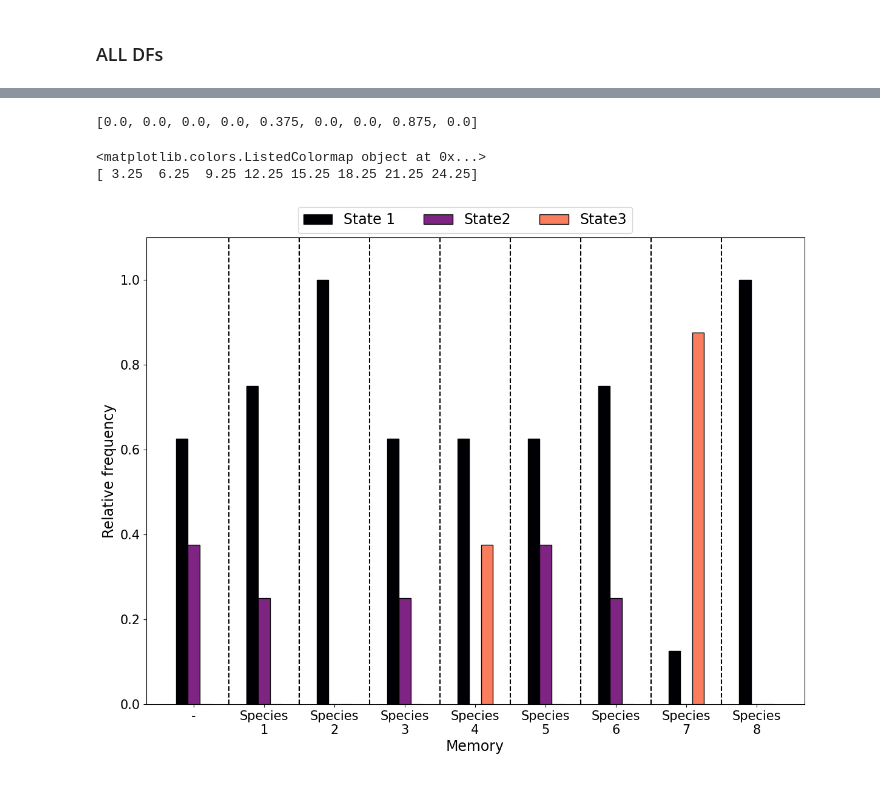
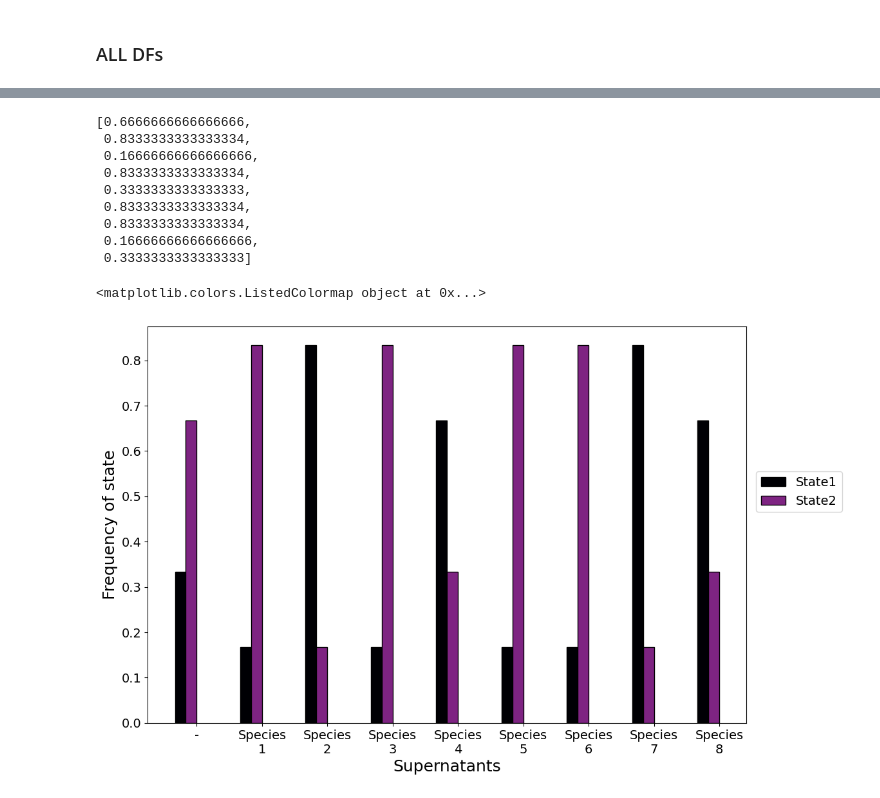
Before and after one commit to RatzkeLab/Environment-mediated-interactions-cause-an-externalized-and-collective-memory-in-microbes-, a Jupyter notebook: Memory model_8 species_Heaviside function.ipynb, the cells around one changed output, grey strips where cells are left out. Saved outputs shown, nothing was run; the diff lists cells and outputs as text; code cells hidden in the pictures.

```diff
--- a/Memory model_8 species_Heaviside function.ipynb
+++ b/Memory model_8 species_Heaviside function.ipynb
@@ -823,0 +733,3 @@ Prob_dfx
+# %%
+Prob_dfx['No Sup'] = Probs[0]
+Prob_dfx
@@ -843,0 +760,4 @@ States = [1,2,3,4]
+# %%
+States = [1,2]
+y = (Prob_dfx['Sup1'].value_counts().reindex(States[::1], fill_value=0))
+y
@@ -872,7 +779,7 @@ prob_sup
 prob_sup1 = []
 for i in range(0,9):
     x = (prob_sup[i])
-    x = [a/8 for a in x]
+    x = [a/6 for a in x]
     print(x)
     prob_sup1.append(x)
 
@@ -900,67 +807,59 @@ prob_sup1
 np.asarray(prob_sup1).shape
 state1 = []
 state2 = []
-state3 = []
-state4 = []
 for x in prob_sup1:
     state1.append(x[0])
     state2.append(x[1])
-    state3.append(x[2])
-    #state4.append(x[3])
-state3
+state2
 # %% [output]
-[0.0, 0.0, 0.0, 0.0, 0.375, 0.0, 0.0, 0.875, 0.0]
+[0.6666666666666666,
+ 0.8333333333333334,
+ 0.16666666666666666,
+ 0.8333333333333334,
+ 0.3333333333333333,
+ 0.8333333333333334,
+ 0.8333333333333334,
+ 0.16666666666666666,
+ 0.3333333333333333]
 # %%
-
+plt.rcParams.update(plt.rcParamsDefault)
 import matplotlib.style
 import matplotlib as mpl
 from matplotlib import cm
-mpl.style.use('default')
-plt.rcParams["figure.figsize"] = (14,10)
+plt.rcParams["figure.figsize"] = (12,8)
 
 magma = cm.get_cmap('magma', 12)
 print(magma)
 
 lablex = ['-', 'Species\n1','Species\n2','Species\n3','Species\n4','Species\n5','Species\n6','Species\n7','Species\n8']
 
-new_rc_params = {'text.usetex': False,
-"svg.fonttype": 'none'
-}
-mpl.rcParams.update(new_rc_params)
-
 r = np.arange(1,27,3)
 width = 0.5
+width1 = 1
 ax = plt.gca()
 ax.grid(False)
 
 plt.bar(r, state1, color = magma(0),
-         width = width, edgecolor = 'black',
-         label='State 1', align = 'edge')
+        width = width, edgecolor = 'black',
+        label='State1')
 plt.bar(r + width, state2, color = magma(4),
-         width = width, edgecolor = 'black',
-         label='State2', align = 'edge')
-plt.bar(r + 2*width, state3, color = magma(8),
-         width = width, edgecolor = 'black',
-         label='State3', align = 'edge')
-# plt.bar(r + 3*width, state4, color = magma(12),
-#          width = width, edgecolor = 'black',
-#          label='State4', align = 'edge')
-
-plt.xticks(ticks =  0.75 + np.arange(1,27,3),labels = lablex, fontsize = 15)
-plt.yticks(fontsize = 15)
-plt.ylim([0,1.1])
-plt.ylabel('Relative frequency', fontsize = 17)
-plt.xlabel('Memory', fontsize = 17)
-plt.legend(fontsize = 17, bbox_to_anchor = [0.75,1.08], ncol = 4)
-
-vlines = 2.25 + np.arange(1,24,3)
-print(vlines)
-for xc in vlines:
-    plt.axvline(x=xc, linestyle = '--', color = 'black')
+        width = width, edgecolor = 'black',
+        label='State2')
+# plt.bar(r + width1, state3, color = magma(8),
+#         width = width, edgecolor = 'black',
+#         label='State3')
+# plt.bar(r + width + width1, state4, color = magma(12),
+#         width = width, edgecolor = 'black',
+#         label='State4')
 
 
-#plt.savefig('Supp_Fig6Enew.svg')
+plt.xticks(ticks = 0.75 + np.arange(1,27,3),labels = lablex, fontsize = 14)
+plt.yticks(fontsize = 14)
+plt.ylabel('Frequency of state', fontsize = 18)
+plt.xlabel('Supernatants', fontsize = 18)
+plt.legend(fontsize = 14, bbox_to_anchor = [1.17,0.65])
+plt.rcParams["svg.fonttype"] = "none"
+#plt.savefig('Supp_gaussian_sim_frequency.svg', bbox_inches = 'tight')
 # %% [output]
 <matplotlib.colors.ListedColormap object at 0x...>
-[ 3.25  6.25  9.25 12.25 15.25 18.25 21.25 24.25]
-[figure, old version]
+[figure, new version]
```
Also changed, not shown: parts of 93 cells of this notebook.
